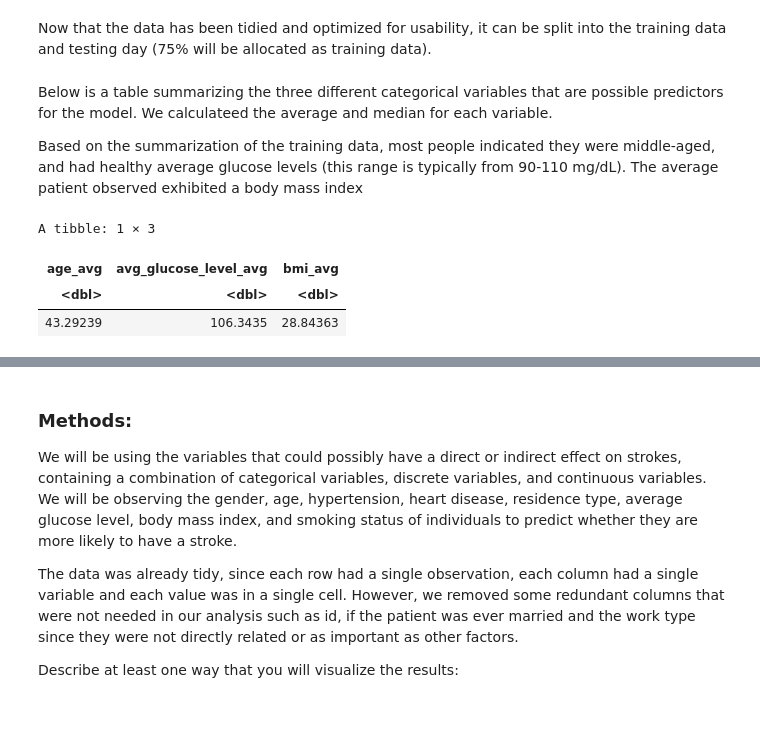
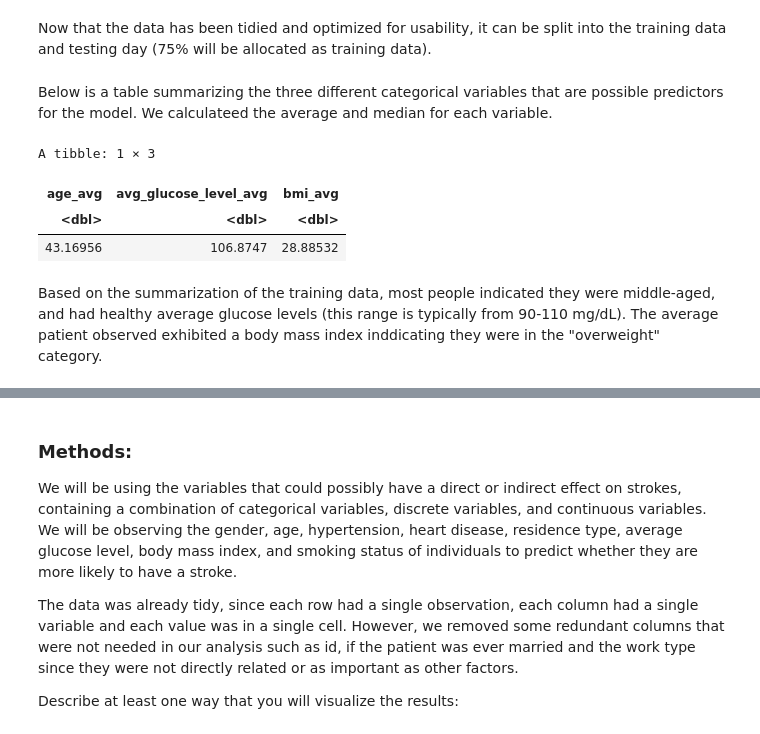
Before and after one commit to romansinkus/stroke-classification, a Jupyter notebook: Stroke_prediction.ipynb, the cells around one changed output, grey strips where cells are left out. Drawn from its saved outputs; the diff is of its cells as text; code cells hidden in the pictures.

```diff
--- a/Stroke_prediction.ipynb
+++ b/Stroke_prediction.ipynb
@@ -80,15 +91,15 @@ stroke_test <- testing(stroke_split)
+# %% [markdown]
+Below is a table summarizing the three different categorical variables that are possible predictors for the model. We calculateed the average and median for each variable.
+# %%
+avg_values <- untidy_stroke_train %>%
+    summarize(age_avg = mean(age, na.rm = TRUE),
+            avg_glucose_level_avg = mean(avg_glucose_level, na.rm = TRUE),
+            bmi_avg = mean(bmi, na.rm = TRUE))
+avg_values
+# %% [output]
+A tibble: 1 × 3
+| age_avg | avg_glucose_level_avg | bmi_avg |
+| <dbl> | <dbl> | <dbl> |
+| 43.16956 | 106.8747 | 28.88532 |
 # %% [markdown]
-Below is a table summarizing the three different categorical variables that are possible predictors for the model. We calculateed the average and median for each variable.
-
-Based on the summarization of the training data, most people indicated they were middle-aged, and had healthy average glucose levels (this range is typically from 90-110 mg/dL). The average patient observed exhibited a body mass index
+Based on the summarization of the training data, most people indicated they were middle-aged, and had healthy average glucose levels (this range is typically from 90-110 mg/dL). The average patient observed exhibited a body mass index inddicating they were in the "overweight" category.
-# %%
-avg_values <- stroke_train %>%
-    summarize(age_avg = mean(age, na.rm = TRUE),
-            avg_glucose_level_avg = mean(avg_glucose_level, na.rm = TRUE),
-            bmi_avg = mean(bmi, na.rm = TRUE))
-avg_values
-# %% [output]
-A tibble: 1 × 3
-| age_avg | avg_glucose_level_avg | bmi_avg |
-| <dbl> | <dbl> | <dbl> |
-| 43.29239 | 106.3435 | 28.84363 |
```
Also changed, not shown: parts of 10 cells of this notebook.
